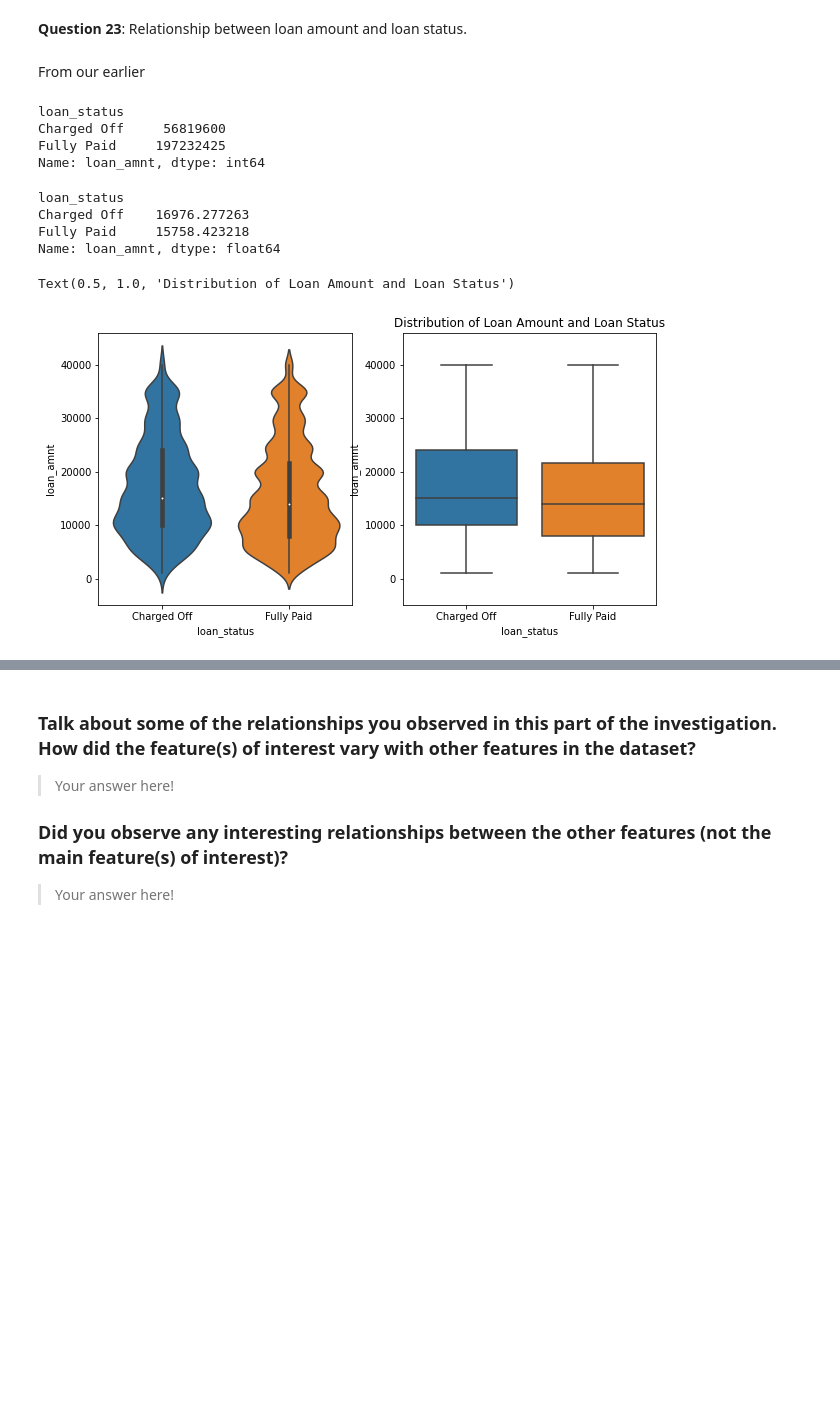
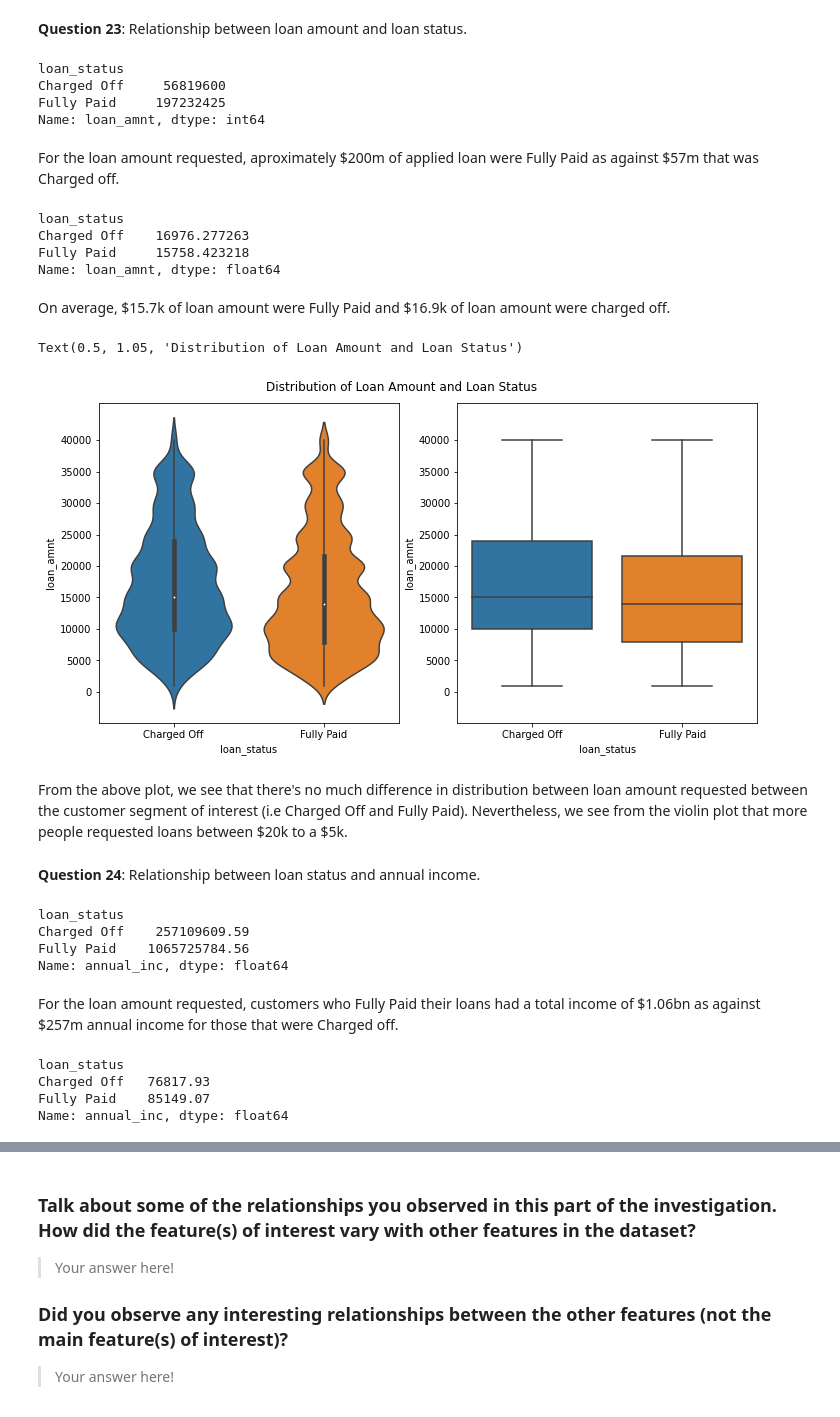
Before and after one commit to olusegunajibola/lloyds-bigdata-loan-customers, a Jupyter notebook: A Data Strategy/Part_I_exploration_data_strategy_loans.ipynb, the cells around one changed output, grey strips where cells are left out. Cells and saved outputs as stored; diff of their text form; code cells hidden in the pictures; blank space fills up the shorter version.

```diff
--- a/A Data Strategy/Part_I_exploration_data_strategy_loans.ipynb
+++ b/A Data Strategy/Part_I_exploration_data_strategy_loans.ipynb
@@ -1436,8 +1449,6 @@ array([8, 9, 7, 6])
 The scatter matrix plot we have above confirms the correlation heat map plot we had earlier. For instance, we could visualize the almost perfect relationship between installment and loan amount, open_acc and num_op__rev_tl amongst other. Furthermore, since most of the other variables have very low correlation, it is difficult to establish patterns through the scatterplots. Consequently, we shall investigate the relationship between loan status and other features in the dataset which we think will help support our investigation as discussed earlier.
 # %% [markdown]
 **Question 23**: Relationship between loan amount and loan status.
-# %% [markdown]
-From our earlier
 # %%
 loan.groupby('loan_status')['loan_amnt'].sum()
 # %% [output]
@@ -1445,6 +1456,8 @@ loan_status
 Charged Off     56819600
 Fully Paid     197232425
 Name: loan_amnt, dtype: int64
+# %% [markdown]
+For the loan amount requested, aproximately \$200m of applied loan were Fully Paid as against \$57m that was Charged off.
 # %%
 loan.groupby('loan_status')['loan_amnt'].mean()
 # %% [output]
@@ -1452,24 +1465,55 @@ loan_status
 Charged Off    16976.277263
 Fully Paid     15758.423218
 Name: loan_amnt, dtype: float64
+# %% [markdown]
+On average, \$15.7k of loan amount were Fully Paid and \$16.9k of loan amount were charged off.
 # %%
 # TWO PLOTS IN ONE FIGURE
+
 plt.figure(figsize = [10, 5])
 base_color = sb.color_palette()[0]
+plt.tight_layout(pad=10)
 
 # LEFT plot: violin plot
 plt.subplot(1, 2, 1)
 #Let's return the axes object
 ax1 = sb.violinplot(data = loan, y="loan_amnt", x="loan_status");
 plt.xticks(rotation=0);
+plt.yticks(np.arange(0,40001,5000))
 
 # RIGHT plot: box plot
 plt.subplot(1, 2, 2)
 sb.boxplot(data = loan, y="loan_amnt", x="loan_status");
 plt.xticks(rotation=0);
+plt.yticks(np.arange(0,40001,5000))
 plt.ylim(ax1.get_ylim()); # set y-axis limits to be same as left plot
+plt.suptitle('Distribution of Loan Amount and Loan Status')
 
-plt.title('Distribution of Loan Amount and Loan Status')
+plt.tight_layout(pad=0.4, w_pad=0.5, h_pad=10.0)
+
+# plt.title('Distribution of Loan Amount and Loan Status')
+
+plt.suptitle('Distribution of Loan Amount and Loan Status', y=1.05)
 # %% [output]
-Text(0.5, 1.0, 'Distribution of Loan Amount and Loan Status')
+Text(0.5, 1.05, 'Distribution of Loan Amount and Loan Status')
-[figure, old version]
+[figure, new version]
+# %% [markdown]
+From the above plot, we see that there's no much difference in distribution between loan amount requested between the customer segment of interest (i.e Charged Off and Fully Paid). Nevertheless, we see from the violin plot that more people requested loans between \$20k to a \$5k.
+# %% [markdown]
+**Question 24**: Relationship between loan status and annual income.
+# %%
+loan.groupby('loan_status')['annual_inc'].sum()
+# %% [output]
+loan_status
+Charged Off    257109609.59
+Fully Paid    1065725784.56
+Name: annual_inc, dtype: float64
+# %% [markdown]
+For the loan amount requested, customers who Fully Paid their loans had a total income of \$1.06bn as against \$257m annual income for those that were Charged off.
+# %%
+loan.groupby('loan_status')['annual_inc'].mean()
+# %% [output]
+loan_status
+Charged Off   76817.93
+Fully Paid    85149.07
+Name: annual_inc, dtype: float64
```
Also changed, not shown: parts of 25 cells of this notebook, 1 other file.
